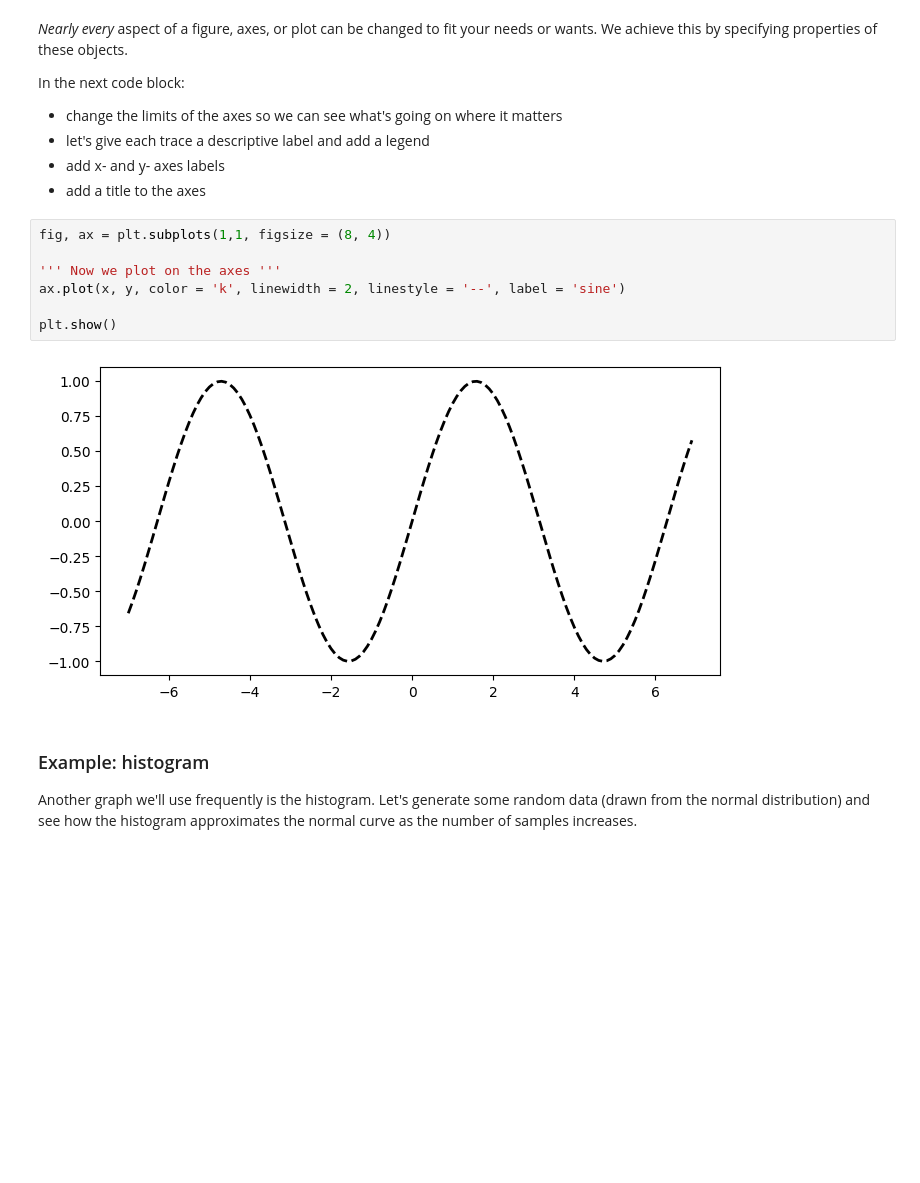
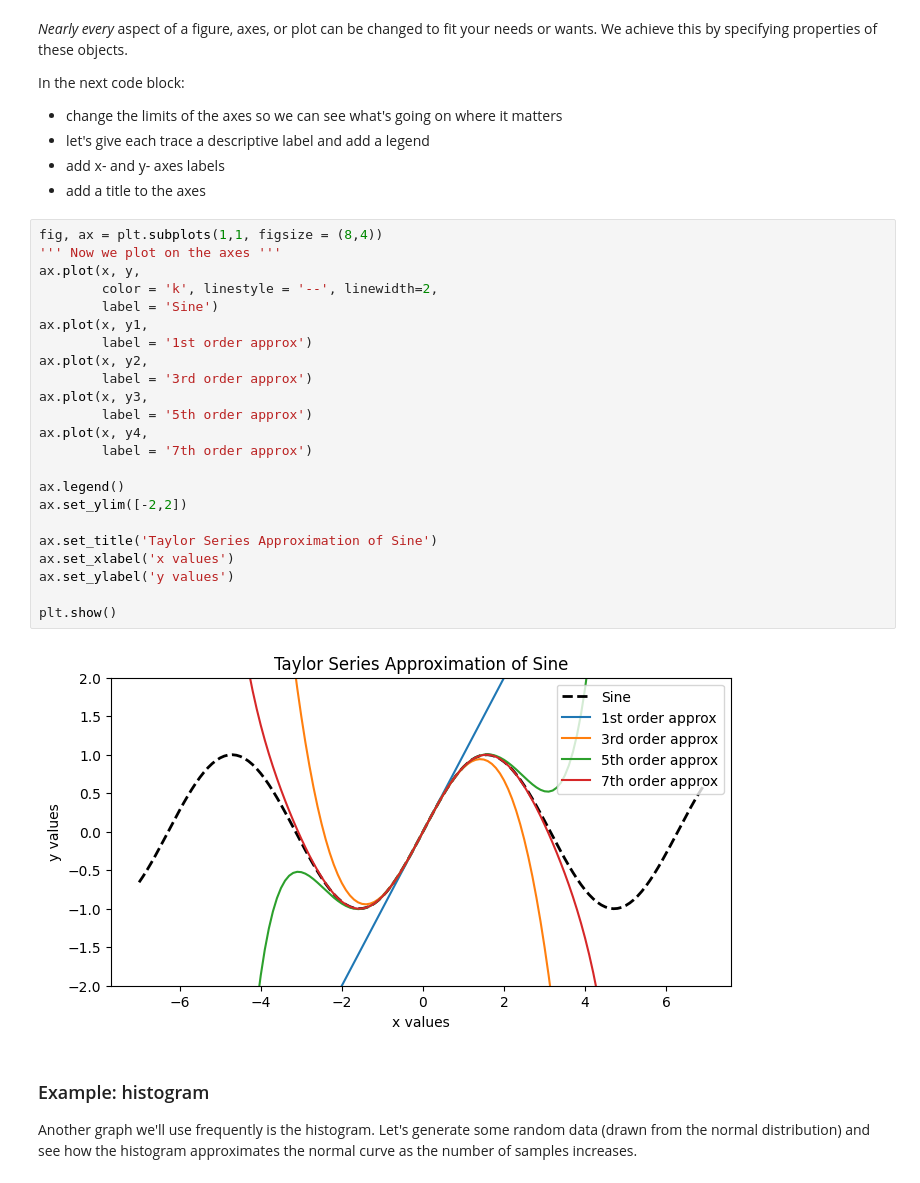
Before and after one commit to GettysburgDataScience/DS256-ClassNotes, a Jupyter notebook: _sources/02_NumpyMatplotlib/03_matplotlib.ipynb, the cells around one changed output. Cells and saved outputs as stored; diff of their text form; blank space fills up the shorter version.

```diff
--- a/_sources/02_NumpyMatplotlib/03_matplotlib.ipynb
+++ b/_sources/02_NumpyMatplotlib/03_matplotlib.ipynb
@@ -108,14 +115,30 @@ In the next code block:
  - add x- and y- axes labels
  - add a title to the axes
 # %%
-fig, ax = plt.subplots(1,1, figsize = (8, 4))
+fig, ax = plt.subplots(1,1, figsize = (8,4))
+''' Now we plot on the axes '''
+ax.plot(x, y,
+        color = 'k', linestyle = '--', linewidth=2,
+        label = 'Sine')
+ax.plot(x, y1,
+        label = '1st order approx')
+ax.plot(x, y2,
+        label = '3rd order approx')
+ax.plot(x, y3,
+        label = '5th order approx')
+ax.plot(x, y4,
+        label = '7th order approx')
 
-''' Now we plot on the axes '''
-ax.plot(x, y, color = 'k', linewidth = 2, linestyle = '--', label = 'sine')
+ax.legend()
+ax.set_ylim([-2,2])
+
+ax.set_title('Taylor Series Approximation of Sine')
+ax.set_xlabel('x values')
+ax.set_ylabel('y values')
 
 plt.show()
 # %% [output]
-[figure, old version]
+[figure, new version]
 # %% [markdown]
 ### Example: histogram
 
```
Also changed, not shown: parts of 9 cells of this notebook, 23 other files.
